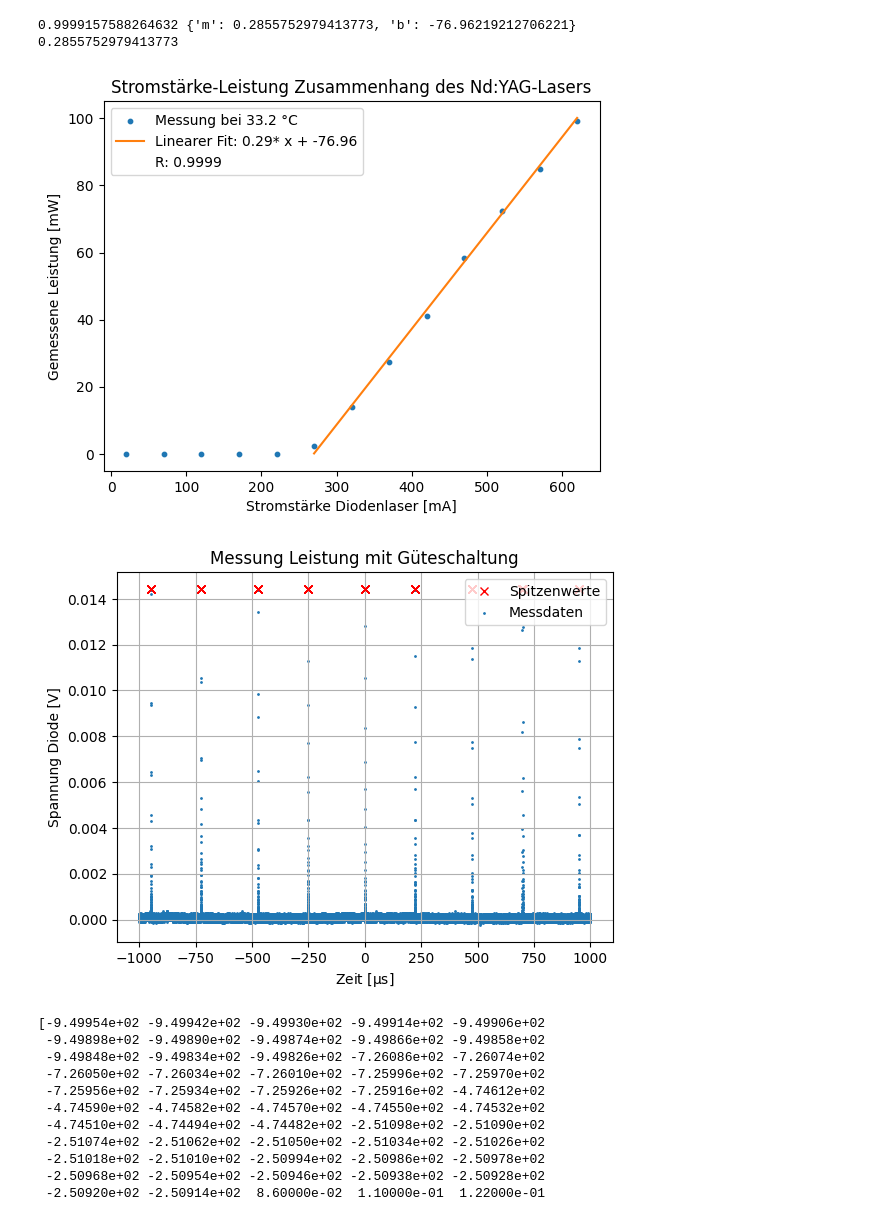
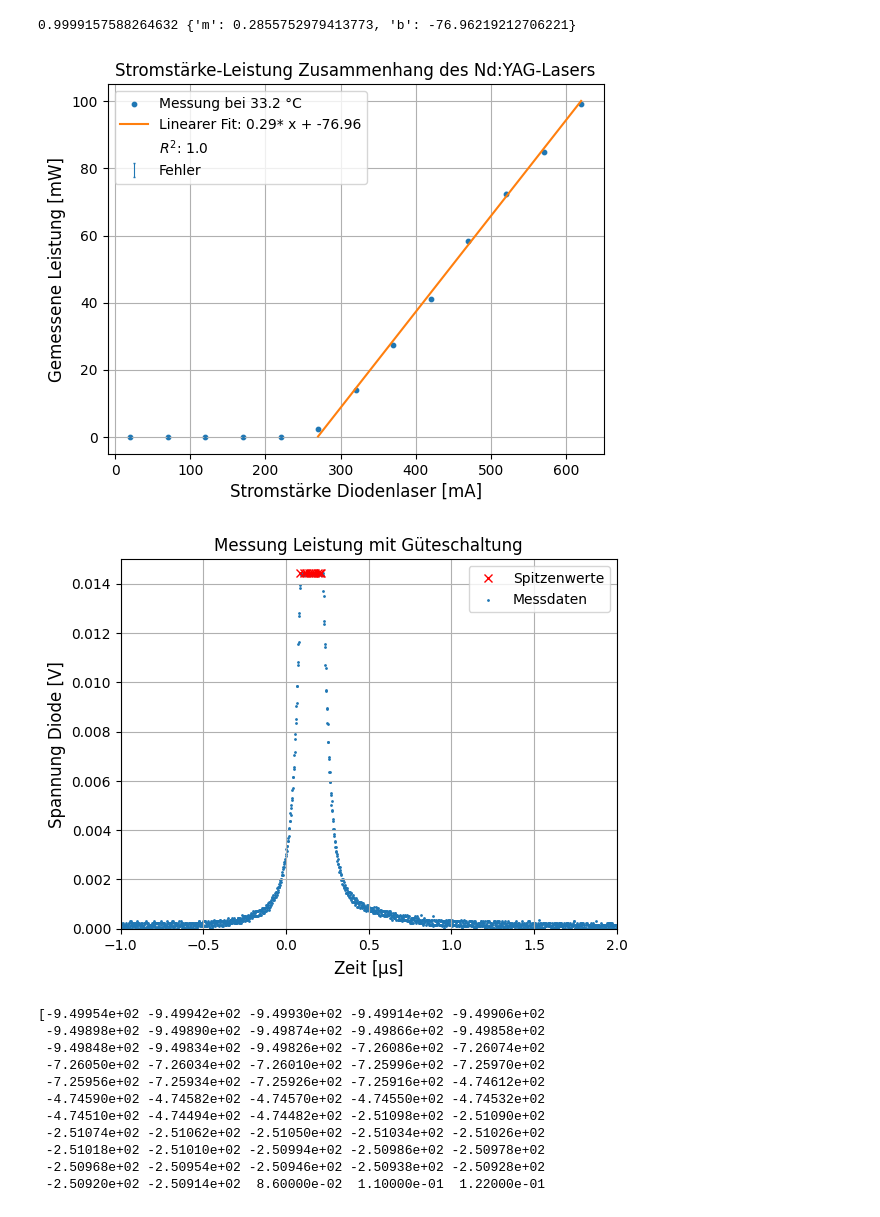
Before and after one commit to CaptainNikon/O2_Nd-YAG_Laser, a Jupyter notebook: Auswertung.ipynb, the cells around one changed output. Drawn from its saved outputs; the diff is of its cells as text; code cells hidden in the pictures.

```diff
--- a/Auswertung.ipynb
+++ b/Auswertung.ipynb
@@ -130,44 +145,48 @@ plt.savefig("Plots/wave_power.pdf")
 # %%
-plt.errorbar(ndpower[:,0],ndpower[:,1],yerr=ndpower[:,2],linestyle="",capsize=1,elinewidth=0.8)
+plt.errorbar(ndpower[:,0],ndpower[:,1],yerr=ndpower[:,2],linestyle="",capsize=1,elinewidth=0.8,label="Fehler")
 plt.scatter(ndpower[:,0],ndpower[:,1],s=10,label="Messung bei 33.2 °C")
 
-lmodel = Model(linear)
-lparam = lmodel.make_params(m = 1,b = 1)
-lresult = lmodel.fit(ndpower[5:13,1],params=lparam,x = ndpower[5:13,0],weights = ndpower[5:13,2])
+lmodel3 = Model(linear)
+lparam3 = lmodel.make_params(m = 1,b = 1)
+lresult3 = lmodel.fit(ndpower[5:13,1],params=lparam3,x = ndpower[5:13,0],weights = ndpower[5:13,2])
 
-plt.plot(ndpower[5:13,0], lresult.best_fit, '-', label='Linearer Fit: '+str(np.round(lresult.best_values["m"],2))+"* x + "+str(np.round(lresult.best_values["b"],2)))
-plt.plot([], [], ' ', label="R: "+str(np.round(lresult.rsquared,4)))
-print(lresult.rsquared,lresult.best_values)
-print(lresult.best_values["m"])
+plt.plot(ndpower[5:13,0], lresult3.best_fit, '-'
+         , label='Linearer Fit: '+str(np.round(lresult3.best_values["m"],2))
+         +"* x + "+str(np.round(lresult3.best_values["b"],2)))
+plt.plot([], [], ' ', label=r"$R^2$: "+str(np.round(lresult3.rsquared,2)))
+print(lresult3.rsquared,lresult3.best_values)
+
+
 
 #popt3,cov3 = soc.curve_fit(linear,ndpower[5:13,0],ndpower[5:13,1],sigma=ndpower[5:13,2])
 #plt.plot(ndpower[5:13,0],linear(ndpower[5:13,0],*popt3))
-plt.xlabel("Stromstärke Diodenlaser [mA]")
-plt.ylabel("Gemessene Leistung [mW]")
-plt.title("Stromstärke-Leistung Zusammenhang des Nd:YAG-Lasers")
+plt.xlabel("Stromstärke Diodenlaser [mA]",fontsize=12)
+plt.ylabel("Gemessene Leistung [mW]",fontsize=12)
+plt.title("Stromstärke-Leistung Zusammenhang des Nd:YAG-Lasers",fontsize=12)
 plt.legend()
+plt.grid(True)
 plt.savefig("Plots/powerupndy.pdf")
 # %% [output]
 0.9999157588264632 {'m': 0.2855752979413773, 'b': -76.96219212706221}
-0.2855752979413773
-[figure, old version]
+[figure, new version]
 # %%
 #plt.figure(figsize=(10,6))
 peaks, _ = find_peaks(puls1[::,1],height=0.012,plateau_size=2)
 plt.plot(puls1[peaks,0]*10**6, puls1[peaks,1], "x",c="red",label="Spitzenwerte")
 
 
-plt.scatter(puls1[::10,0]*10**6,puls1[::10,1],label="Messdaten",s=1)
-#plt.axis([-1,2,0,0.015])
-plt.xlabel(r"Zeit $[\mathrm{\mu s}]$")
-plt.ylabel("Spannung Diode [V]")
-plt.title("Messung Leistung mit Güteschaltung")
+plt.scatter(puls1[::,0]*10**6,puls1[::,1],label="Messdaten",s=1)
+plt.axis([-1,2,0,0.015])
+plt.xlabel(r"Zeit $[\mathrm{\mu s}]$",fontsize=12)
+plt.ylabel("Spannung Diode [V]",fontsize=12)
+plt.title("Messung Leistung mit Güteschaltung",fontsize=12)
 plt.legend(loc=1)
 plt.grid(True)
-#plt.savefig("Plots/osci1_peak.pdf")
+plt.savefig("Plots/osci1_peak.pdf")
+#plt.savefig("Plots/osci1.pdf")
 plt.show()
 # %% [output]
-[figure, old version]
+[figure, new version]
 # %%
 print(puls1[peaks,0]*10**6)
 # %% [output]
```
Also changed, not shown: parts of 17 cells of this notebook, 20 other files.
